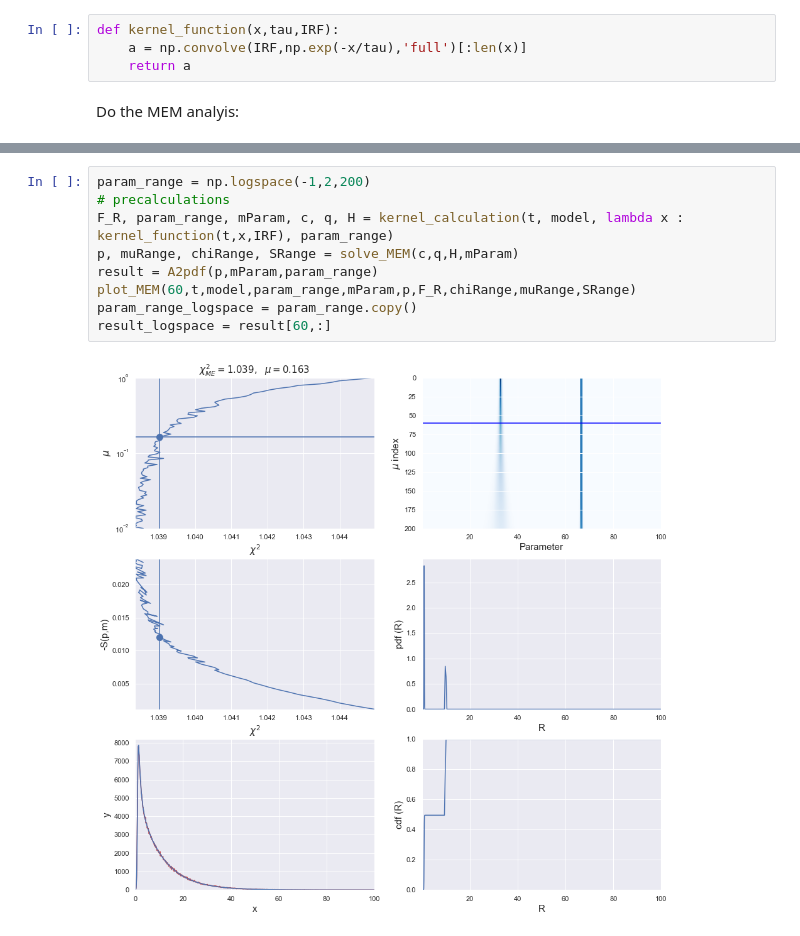
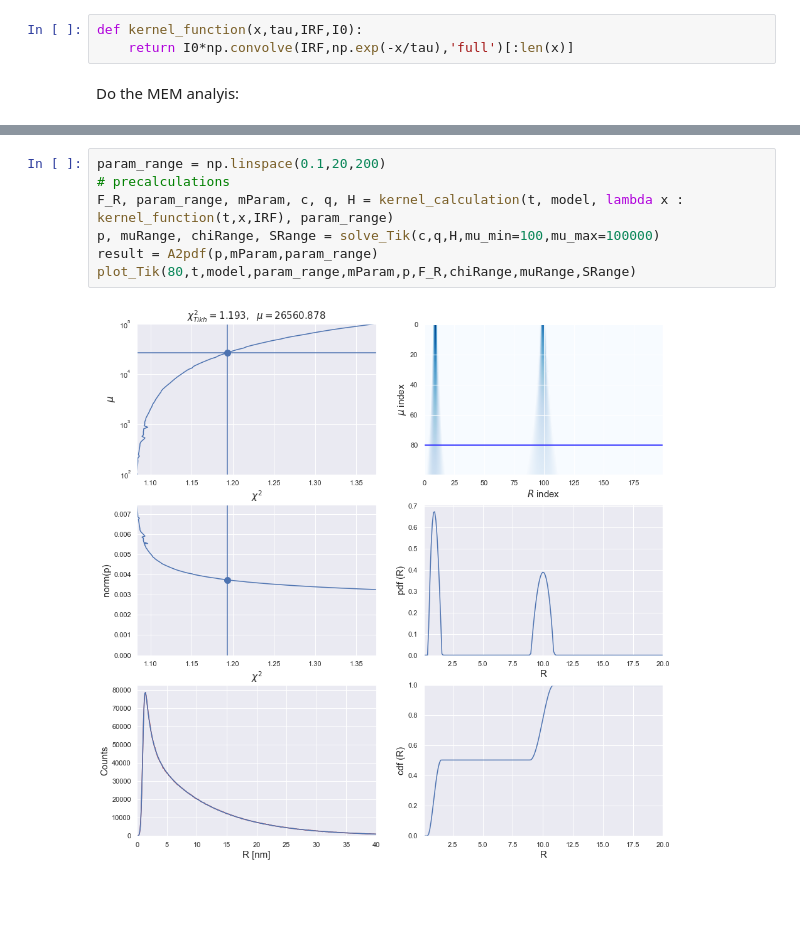
Before and after one commit to AndersBarth/MEMtoolbox, a Jupyter notebook: example_TCSPC.ipynb, the cells around one changed output, grey strips where cells are left out. Drawn from its saved outputs; the diff is of its cells as text; blank space fills up the shorter version.

Commit message:
Fixed wrong normalization of kernel function.

```diff
--- a/example_TCSPC.ipynb
+++ b/example_TCSPC.ipynb
@@ -29,9 +29,8 @@ plt.semilogy(model)
 # %% [markdown]
 Define the kernel function:
 # %%
-def kernel_function(x,tau,IRF):
-    a = np.convolve(IRF,np.exp(-x/tau),'full')[:len(x)]
-    return a
+def kernel_function(x,tau,IRF,I0):
+    return I0*np.convolve(IRF,np.exp(-x/tau),'full')[:len(x)]
 # %% [markdown]
 Do the MEM analyis:
 # %%
@@ -48,11 +50,9 @@ result_linspace = result[60,:]
 # %%
-param_range = np.logspace(-1,2,200)
+param_range = np.linspace(0.1,20,200)
 # precalculations
 F_R, param_range, mParam, c, q, H = kernel_calculation(t, model, lambda x : kernel_function(t,x,IRF), param_range)
-p, muRange, chiRange, SRange = solve_MEM(c,q,H,mParam)
+p, muRange, chiRange, SRange = solve_Tik(c,q,H,mu_min=100,mu_max=100000)
 result = A2pdf(p,mParam,param_range)
-plot_MEM(60,t,model,param_range,mParam,p,F_R,chiRange,muRange,SRange)
-param_range_logspace = param_range.copy()
-result_logspace = result[60,:]
+plot_Tik(80,t,model,param_range,mParam,p,F_R,chiRange,muRange,SRange)
 # %% [output]
-[figure, old version]
+[figure, new version]
```
Also changed, not shown: parts of 6 cells of this notebook, 1 other file.
